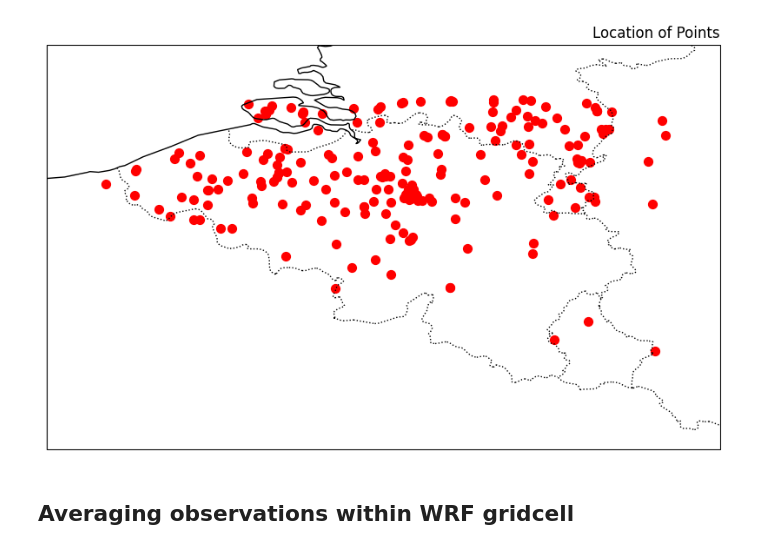
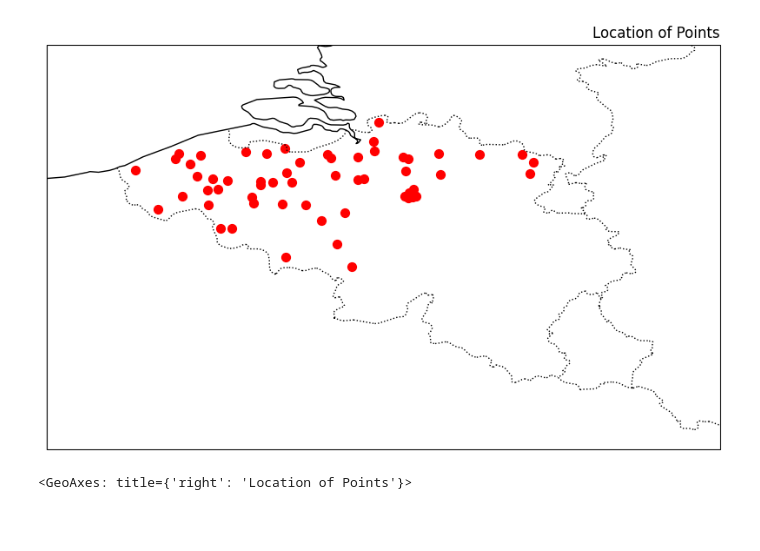
Before and after one commit to CORDEX-be2/ValEnsPy, a Jupyter notebook: analysis_ucl/WOW_data.ipynb, the cells around one changed output. Saved outputs shown, nothing was run; the diff lists cells and outputs as text; code cells hidden in the pictures; blank space fills up the shorter version.

Commit message:
Reading in observational data

```diff
--- a/analysis_ucl/WOW_data.ipynb
+++ b/analysis_ucl/WOW_data.ipynb
@@ -34,0 +29,6 @@ wow_data["location"] = wow_data["lat"].astype(str) + '-' + wow_data["lon"].astyp
+# %%
+start_date = "2019-07-25 00:00:00"
+end_date = "2019-07-25 23:59:59"
+start_date = pd.to_datetime(start_date)
+end_date = pd.to_datetime(end_date)
+ucl_dir = "/dodrio/scratch/projects/2022_200/project_output/rcs/CORDEXBE2/fiens/UCL/"
@@ -35,4 +95,4 @@ wow_data["location"] = wow_data["lat"].astype(str) + '-' + wow_data["lon"].astyp
 # %%
-d_coord_points = wow_data[["location", "lat", "lon"]]
+d_coord_points = obs_data[["lat", "lon", "code"]]
 d_coord_points = d_coord_points.drop_duplicates().reset_index(drop = True)
-d_coord_points.to_csv(ucl_dir + 'WOW_data_locations.csv')
+#d_coord_points.to_csv(ucl_dir + 'WOW_data_locations.csv')
@@ -45,13 +121,6 @@ bounds = {'europe':
                     {'lat_bounds': [52,49],
                     'lon_bounds': [2,7]}}
 # %%
-import matplotlib.pyplot as plt
-import numpy as np
-from matplotlib.colors import Normalize
-import cartopy.crs as ccrs
-import cartopy.feature as cfeature
-
-
 def plot_points_map(d_coord_points, region, bounds, scale_var=None, lat_name = "lat", lon_name = "lon", station_id = "code", add_labels = False):
     """
     Plots a map with points and an optional colorbar.
@@ -94,6 +163,7 @@ def plot_points_map(d_coord_points, region, bounds, scale_var=None, lat_name = "
         if add_labels:
             ax.text(lon + 0.05, lat - 0.05, key, transform=ccrs.PlateCarree())
 
+
     # Set extent based on bounds
     lat_bounds = bounds[region]['lat_bounds']
     lon_bounds = bounds[region]['lon_bounds']
@@ -109,9 +179,10 @@ def plot_points_map(d_coord_points, region, bounds, scale_var=None, lat_name = "
 
     # Show the plot
     plt.show()
+
+    return ax
 # %%
-plot_points_map(d_coord_points, "belgium", bounds, station_id = "location")
+plot_points_map(d_coord_points, "belgium", bounds, station_id = "code")
 # %% [output]
-[figure, old version]
+[figure, new version]
+<GeoAxes: title={'right': 'Location of Points'}>
-# %% [markdown]
-## Averaging observations within WRF gridcell
```
Also changed, not shown: parts of 20 cells of this notebook, 4 other files.
